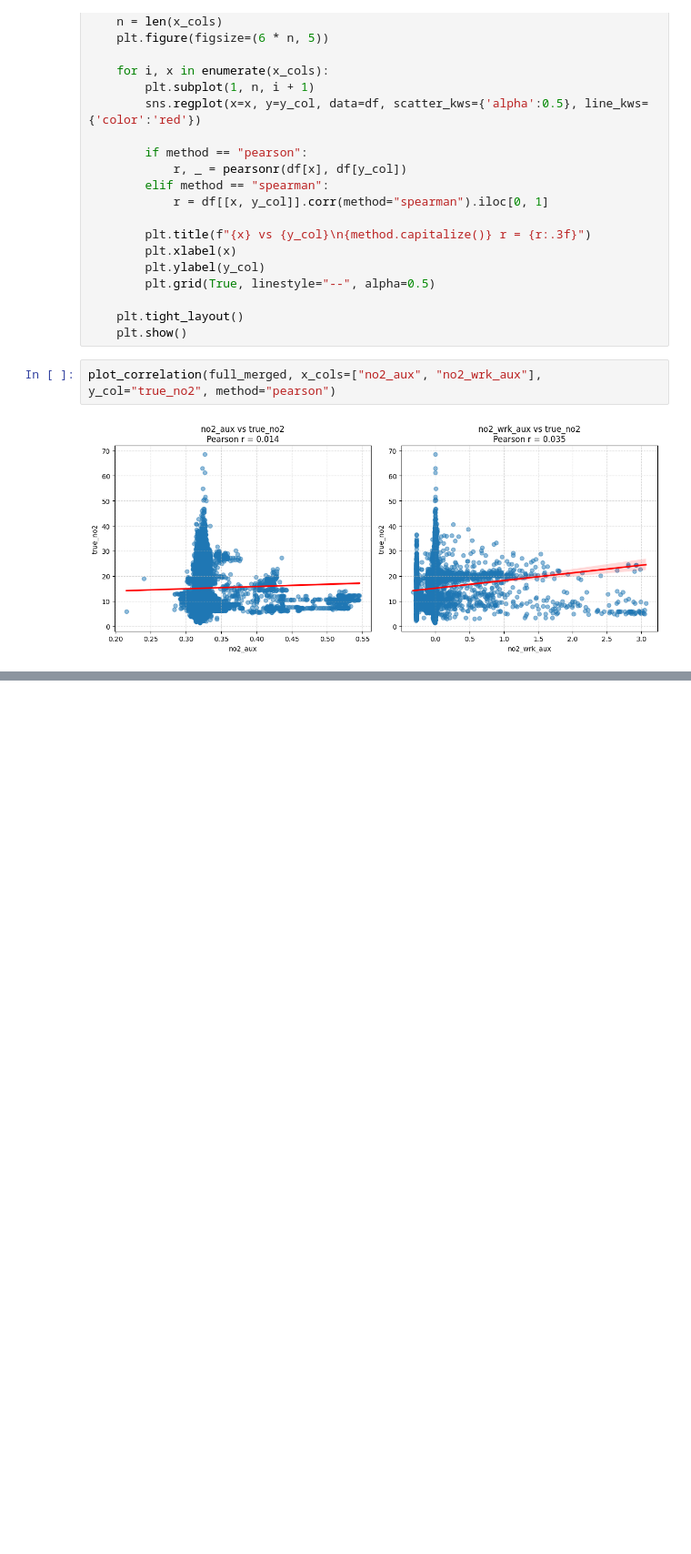
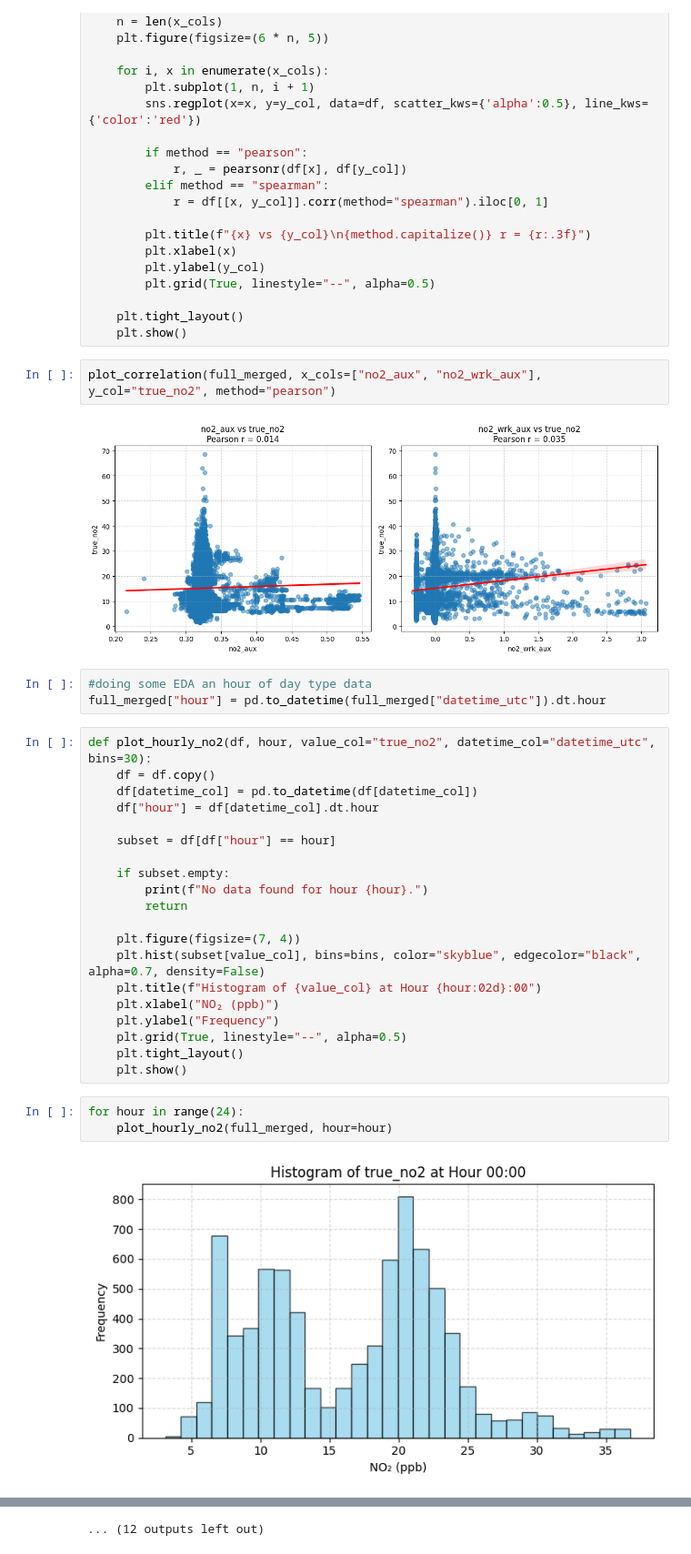
Before and after one commit to jacklardner/regression-data-EDA, a Jupyter notebook: MDA_and_correlation.ipynb, the cells around one changed output, grey strips where cells are left out. Shown at 91% size. Drawn from its saved outputs; the diff is of its cells as text; blank space fills up the shorter version.

Commit message:
added histograms by hour

```diff
--- a/MDA_and_correlation.ipynb
+++ b/MDA_and_correlation.ipynb
@@ -122,3 +116,31 @@ def plot_correlation(df, x_cols, y_col="true_no2", method="pearson"):
 plot_correlation(full_merged, x_cols=["no2_aux", "no2_wrk_aux"], y_col="true_no2", method="pearson")
 # %% [output]
 [figure]
+# %%
+#doing some EDA an hour of day type data
+full_merged["hour"] = pd.to_datetime(full_merged["datetime_utc"]).dt.hour
+# %%
+def plot_hourly_no2(df, hour, value_col="true_no2", datetime_col="datetime_utc", bins=30):
+    df = df.copy()
+    df[datetime_col] = pd.to_datetime(df[datetime_col])
+    df["hour"] = df[datetime_col].dt.hour
+
+    subset = df[df["hour"] == hour]
+
+    if subset.empty:
+        print(f"No data found for hour {hour}.")
+        return
+
+    plt.figure(figsize=(7, 4))
+    plt.hist(subset[value_col], bins=bins, color="skyblue", edgecolor="black", alpha=0.7, density=False)
+    plt.title(f"Histogram of {value_col} at Hour {hour:02d}:00")
+    plt.xlabel("NO₂ (ppb)")
+    plt.ylabel("Frequency")
+    plt.grid(True, linestyle="--", alpha=0.5)
+    plt.tight_layout()
+    plt.show()
+# %%
+for hour in range(24):
+    plot_hourly_no2(full_merged, hour=hour)
+# %% [output]
+[figure, added]
@@ -124,0 +158 @@ plot_correlation(full_merged, x_cols=["no2_aux", "no2_wrk_aux"], y_col="true_no2
+... (12 outputs left out)
```
Also changed, not shown: parts of 4 cells of this notebook, 1 other file.
